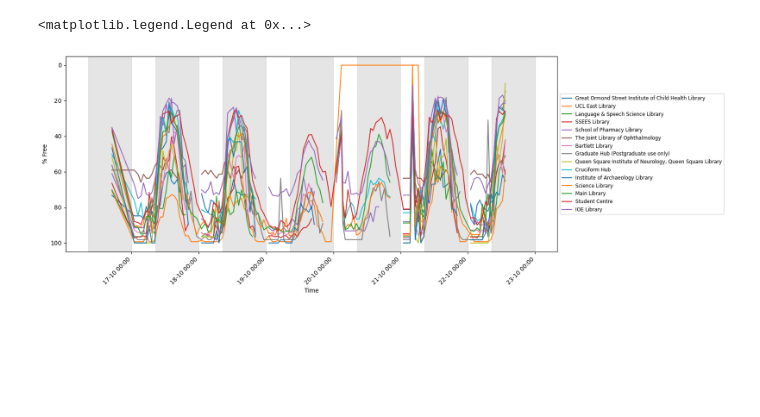
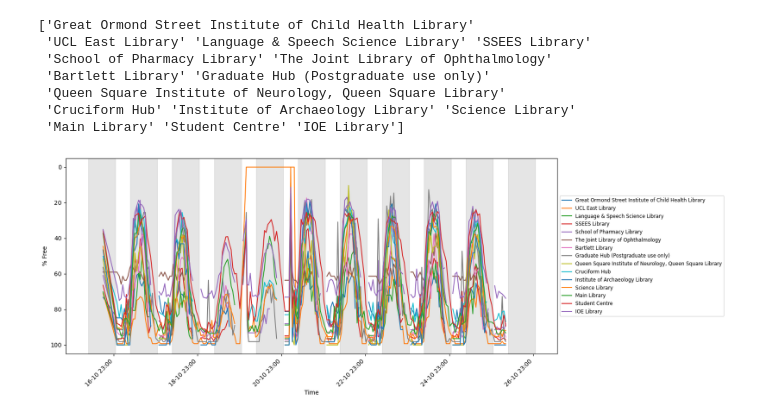
Before and after one commit to Adupadu123/LibrarySeats, a Jupyter notebook: LibrarySeatsAnalysis.ipynb, the cells around one changed output. Cells and saved outputs as stored; diff of their text form; code cells hidden in the pictures; blank space fills up the shorter version.

```diff
--- a/LibrarySeatsAnalysis.ipynb
+++ b/LibrarySeatsAnalysis.ipynb
@@ -1,26 +1,34 @@
 # %%
 from matplotlib import pyplot as plt
 from matplotlib.dates import DateFormatter
 import pandas as pd
 import numpy as np
 df=pd.read_csv('data/results.csv')
 df['DateTime']=df['Date']+' '+df['Time']
-df['DateTime']=pd.to_datetime(df['DateTime'],format='%Y-%m-%d %H:%M:%S.%f')
+df['DateTime']=pd.to_datetime(df['DateTime'],format='%Y-%m-%d %H:%M:%S.%f',utc=True)
+df['DateTime']=df['DateTime'].dt.tz_convert('Europe/London')
 fig, ax = plt.subplots(figsize=(15, 6))
 df.loc[df['% Free']==-1, '% Free'] = np.nan
 for lib in df['Library'].unique():
     plt.plot('DateTime', '% Free', data=df[df['Library']==lib], label=lib)
 ax.xaxis.set_major_formatter(DateFormatter('%d-%m %H:%M'))
 plt.xlabel('Time')
 plt.ylabel('% Free')
 plt.xticks(rotation=45, ha='right')
 plt.legend()
 for date in df['DateTime'].dt.date.unique():
     start_time = pd.to_datetime(f"{date} 08:30:00")
     end_time = pd.to_datetime(f"{date} 23:59:00")
     plt.axvspan(start_time, end_time, color='darkgray', alpha=0.3)
 ax.invert_yaxis()
 plt.legend(loc='center left', bbox_to_anchor=(1, 0.5), fontsize='small')
+print (df['Library'].unique())
 # %% [output]
-<matplotlib.legend.Legend at 0x...>
+['Great Ormond Street Institute of Child Health Library'
+ 'UCL East Library' 'Language & Speech Science Library' 'SSEES Library'
+ 'School of Pharmacy Library' 'The Joint Library of Ophthalmology'
+ 'Bartlett Library' 'Graduate Hub (Postgraduate use only)'
+ 'Queen Square Institute of Neurology, Queen Square Library'
+ 'Cruciform Hub' 'Institute of Archaeology Library' 'Science Library'
+ 'Main Library' 'Student Centre' 'IOE Library']
-[figure, old version]
+[figure, new version]
```
Also changed, not shown: 2 other files.
